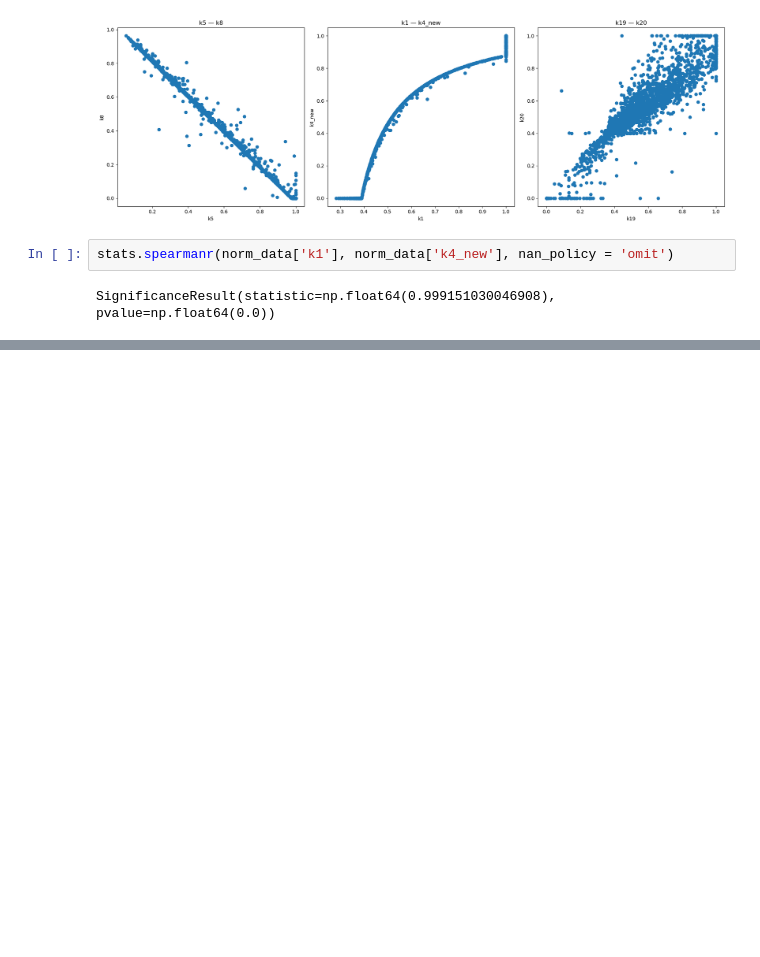
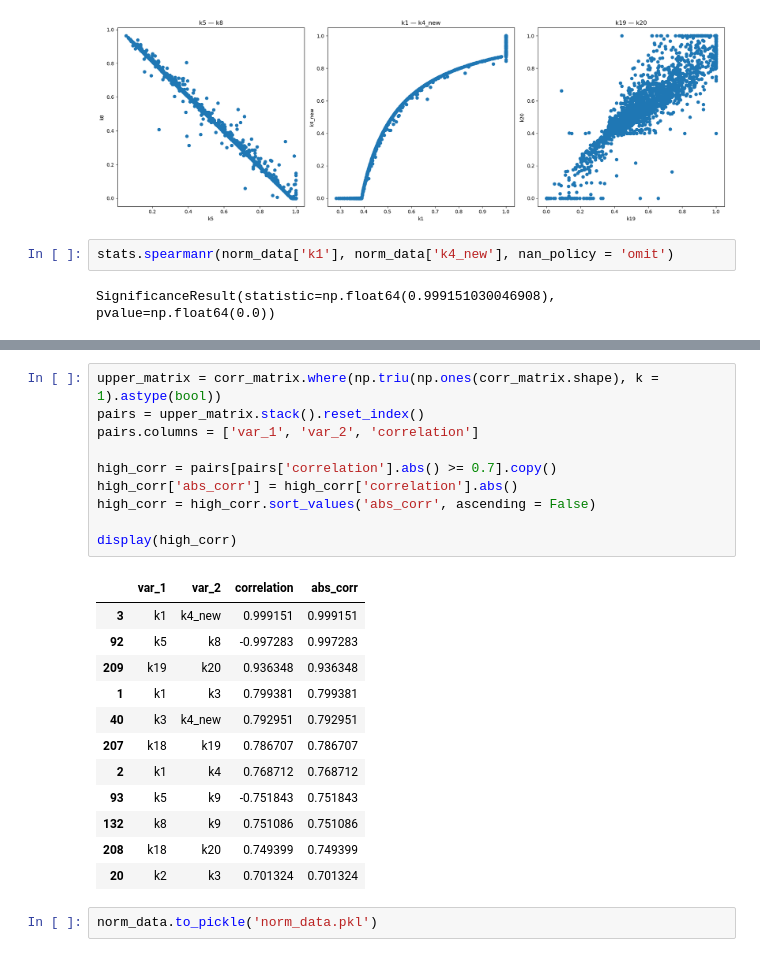
Before and after one commit to aquapuziq/BSU_DA-DS_labs, a Jupyter notebook: preliminary_stat_and_corr_analysis/prestat_and_corr.ipynb, the cells around one changed output, grey strips where cells are left out. Cells and saved outputs as stored; diff of their text form; blank space fills up the shorter version.

```diff
--- a/preliminary_stat_and_corr_analysis/prestat_and_corr.ipynb
+++ b/preliminary_stat_and_corr_analysis/prestat_and_corr.ipynb
@@ -349,0 +441,25 @@ SignificanceResult(statistic=np.float64(0.999151030046908), pvalue=np.float64(0.
+# %%
+upper_matrix = corr_matrix.where(np.triu(np.ones(corr_matrix.shape), k = 1).astype(bool))
+pairs = upper_matrix.stack().reset_index()
+pairs.columns = ['var_1', 'var_2', 'correlation']
+
+high_corr = pairs[pairs['correlation'].abs() >= 0.7].copy()
+high_corr['abs_corr'] = high_corr['correlation'].abs()
+high_corr = high_corr.sort_values('abs_corr', ascending = False)
+
+display(high_corr)
+# %% [output]
+|  | var_1 | var_2 | correlation | abs_corr |
+| 3 | k1 | k4_new | 0.999151 | 0.999151 |
+| 92 | k5 | k8 | -0.997283 | 0.997283 |
+| 209 | k19 | k20 | 0.936348 | 0.936348 |
+| 1 | k1 | k3 | 0.799381 | 0.799381 |
+| 40 | k3 | k4_new | 0.792951 | 0.792951 |
+| 207 | k18 | k19 | 0.786707 | 0.786707 |
+| 2 | k1 | k4 | 0.768712 | 0.768712 |
+| 93 | k5 | k9 | -0.751843 | 0.751843 |
+| 132 | k8 | k9 | 0.751086 | 0.751086 |
+| 208 | k18 | k20 | 0.749399 | 0.749399 |
+| 20 | k2 | k3 | 0.701324 | 0.701324 |
+# %%
+norm_data.to_pickle('norm_data.pkl')
```
Also changed, not shown: parts of 4 cells of this notebook, 1 other file.
